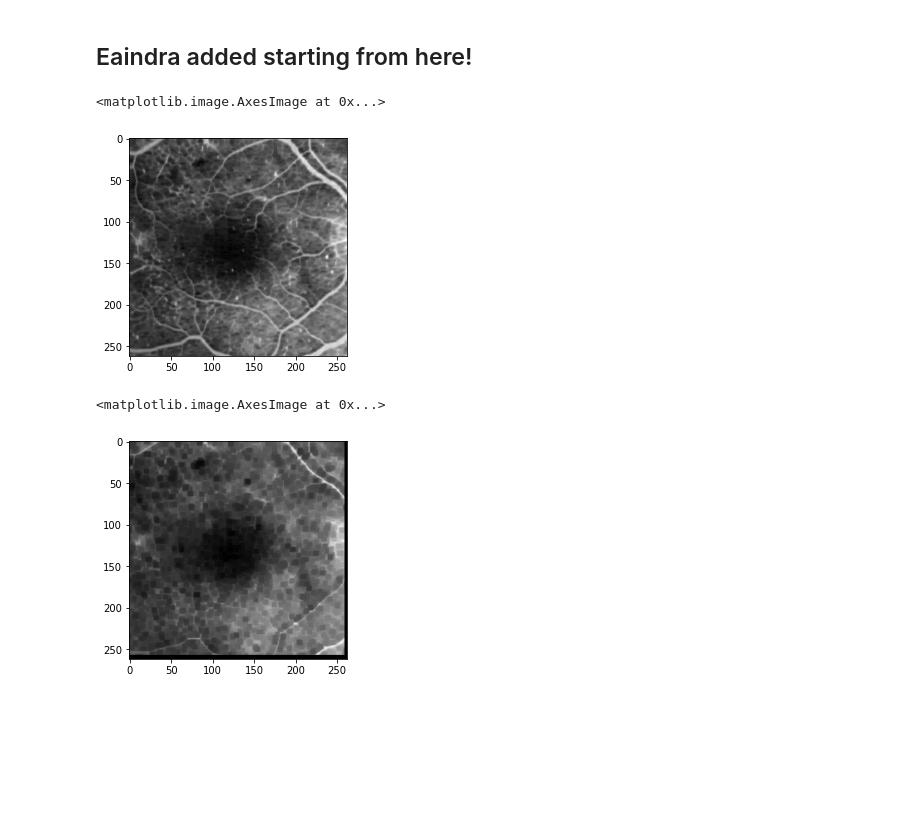
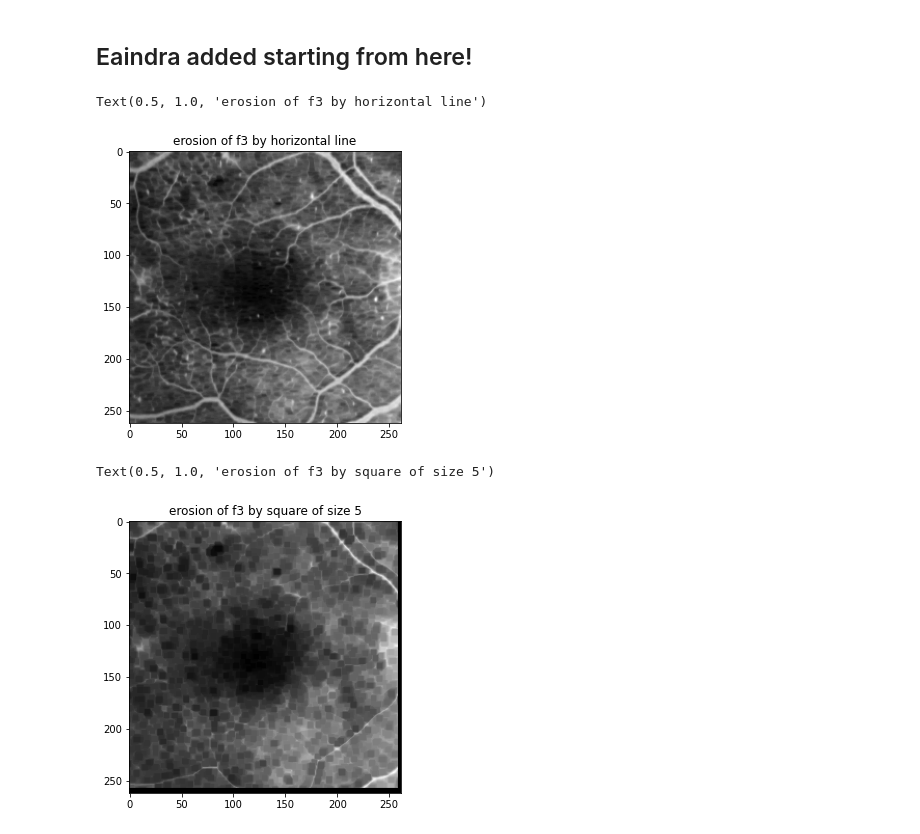
Before and after one commit to digggy/CA-CS-802_Image-Processing, a Jupyter notebook: assignment-1/ip_assignment1.ipynb, the cells around one changed output. Cells and saved outputs as stored; diff of their text form; code cells hidden in the pictures; blank space fills up the shorter version.

Commit message:
added titles to the figures in the notebook

```diff
--- a/assignment-1/ip_assignment1.ipynb
+++ b/assignment-1/ip_assignment1.ipynb
@@ -317,14 +317,16 @@ dilation()
 # %%
 my_data = genfromtxt('ef3_e2.txt', delimiter=',').astype(int)
 max_val=np.max(my_data)
 plt.imshow(my_data, cmap='gray',vmin=0,vmax=max_val)
+plt.title('erosion of f3 by horizontal line')
 # %% [output]
-<matplotlib.image.AxesImage at 0x...>
+Text(0.5, 1.0, 'erosion of f3 by horizontal line')
-[figure, old version]
+[figure, new version]
 # %%
 my_data = genfromtxt('ef3_e3.txt', delimiter=',').astype(int)
 max_val=np.max(my_data)
 plt.imshow(my_data, cmap='gray',vmin=0,vmax=max_val)
+plt.title('erosion of f3 by square of size 5')
 # %% [output]
-<matplotlib.image.AxesImage at 0x...>
+Text(0.5, 1.0, 'erosion of f3 by square of size 5')
-[figure, old version]
+[figure, new version]
```
Also changed, not shown: parts of 12 cells of this notebook.
